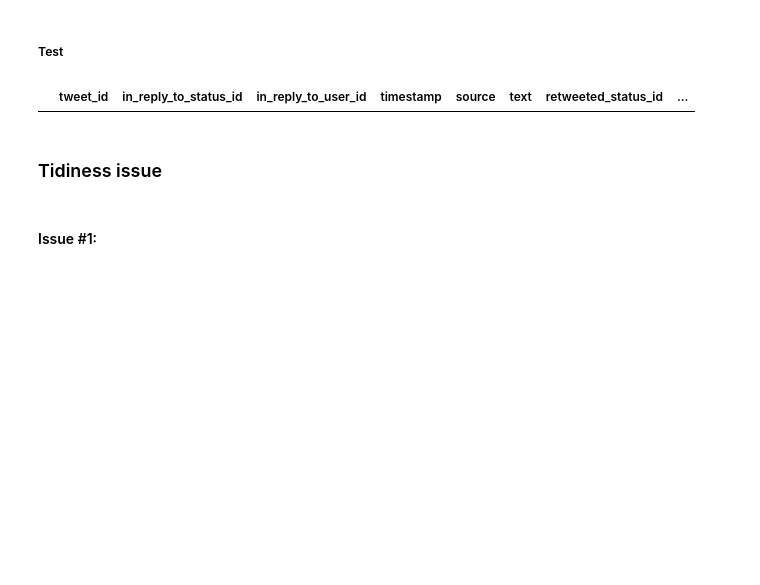
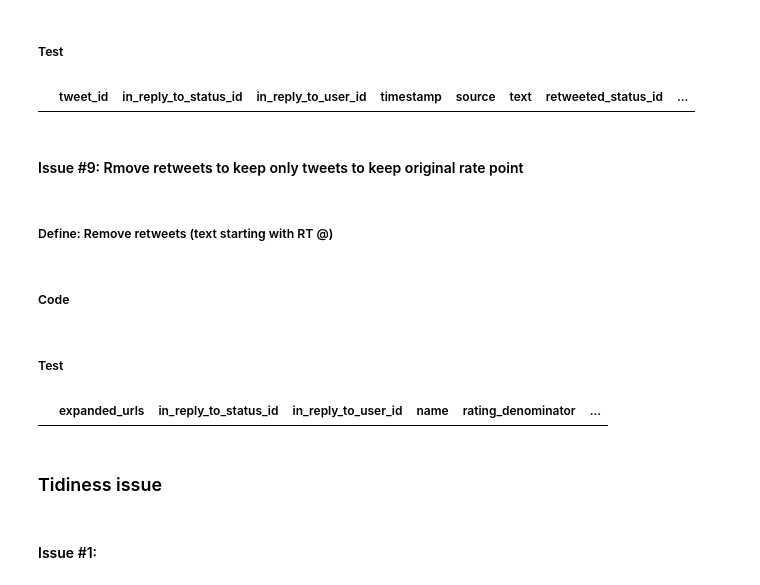
Before and after one commit to minhtutruong712/Data-wrangling---WeRateDogs---Udacity-, a Jupyter notebook: wrangle_act.ipynb, the cells around one changed output. Cells and saved outputs as stored; diff of their text form; code cells hidden in the pictures; blank space fills up the shorter version.

```diff
--- a/wrangle_act.ipynb
+++ b/wrangle_act.ipynb
@@ -35,10 +35,10 @@ image_prediction = pd.read_csv(r'C:\Users\DE\Documents\Data wrangling_Udacity\im
 # %%
 # query Twitter API for each tweet in the Twitter archive and save JSON in a text file
 # omit keys from submission to comply with Twitter's API terms and conditions
-consumer_key = 'trwzMEOtXrAFiyJRW2hZVqA5c'
-consumer_secret = 'JVI4rTTIyccfAABQDjprAGnpsQ1CEyIWaNfXSTfVei9V5mxVLv'
-access_token = '1576941143874760704-dhdfW9p2fDUxO2bkxKGOBnTAa2mxZZ'
-access_secret = 'IIuy2YQxQheg8zG3HN9C9czHAenjpn7rC7AALpctel1ov'
+consumer_key = 'hidden'
+consumer_secret = 'hidden'
+access_token = 'hidden'
+access_secret = 'hidden'
 
 auth = tp.OAuthHandler(consumer_key, consumer_secret)
 auth.set_access_token(access_token, access_secret)
@@ -427,6 +427,22 @@ twitter_archive_cp = twitter_archive_cp.loc[twitter_archive_cp.timestamp <= '201
 twitter_archive_cp.loc[twitter_archive_cp.timestamp > '2017-08-01']
 # %% [output]
 |  | tweet_id | in_reply_to_status_id | in_reply_to_user_id | timestamp | source | text | retweeted_status_id | ... |
+# %% [markdown]
+#### Issue #9: Rmove retweets to keep only tweets to keep original rate point
+# %% [markdown]
+##### Define: Remove retweets (text starting with RT @)
+# %% [markdown]
+##### Code
+# %%
+twitter_archive_cp = twitter_archive_cp[twitter_archive_cp.retweeted_status_id.isnull()]
+twitter_archive_cp = twitter_archive_cp[twitter_archive_cp.retweeted_status_user_id.isnull()]
+twitter_archive_cp = twitter_archive_cp[twitter_archive_cp.retweeted_status_timestamp.isnull()]
+# %% [markdown]
+##### Test
+# %%
+twitter_archive_cp[twitter_archive_cp.retweeted_status_id.isnull() == False]
+# %% [output]
+|  | expanded_urls | in_reply_to_status_id | in_reply_to_user_id | name | rating_denominator | ... |
 # %% [markdown]
 ### Tidiness issue
 # %% [markdown]
```
Also changed, not shown: parts of 14 cells of this notebook.
